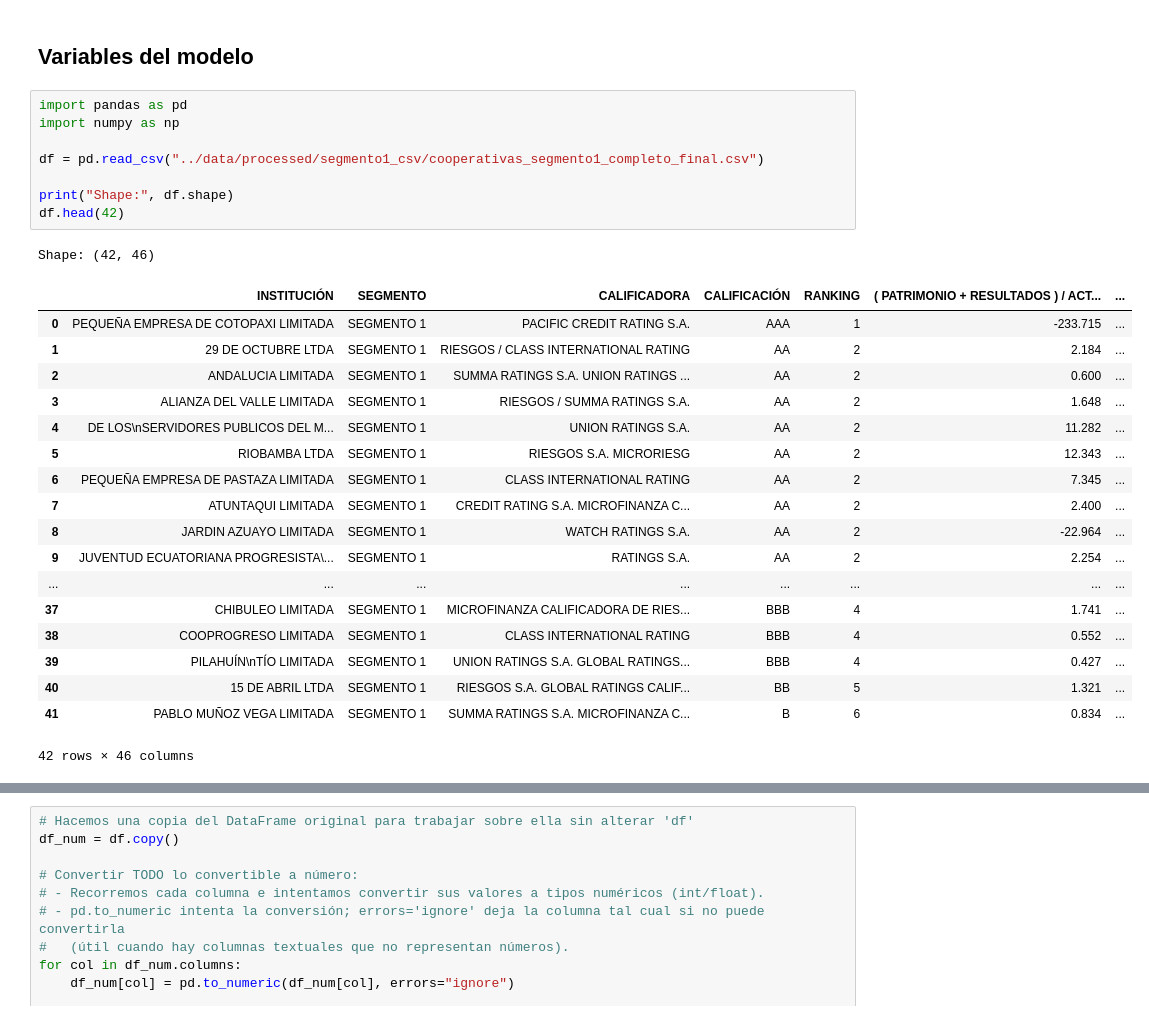
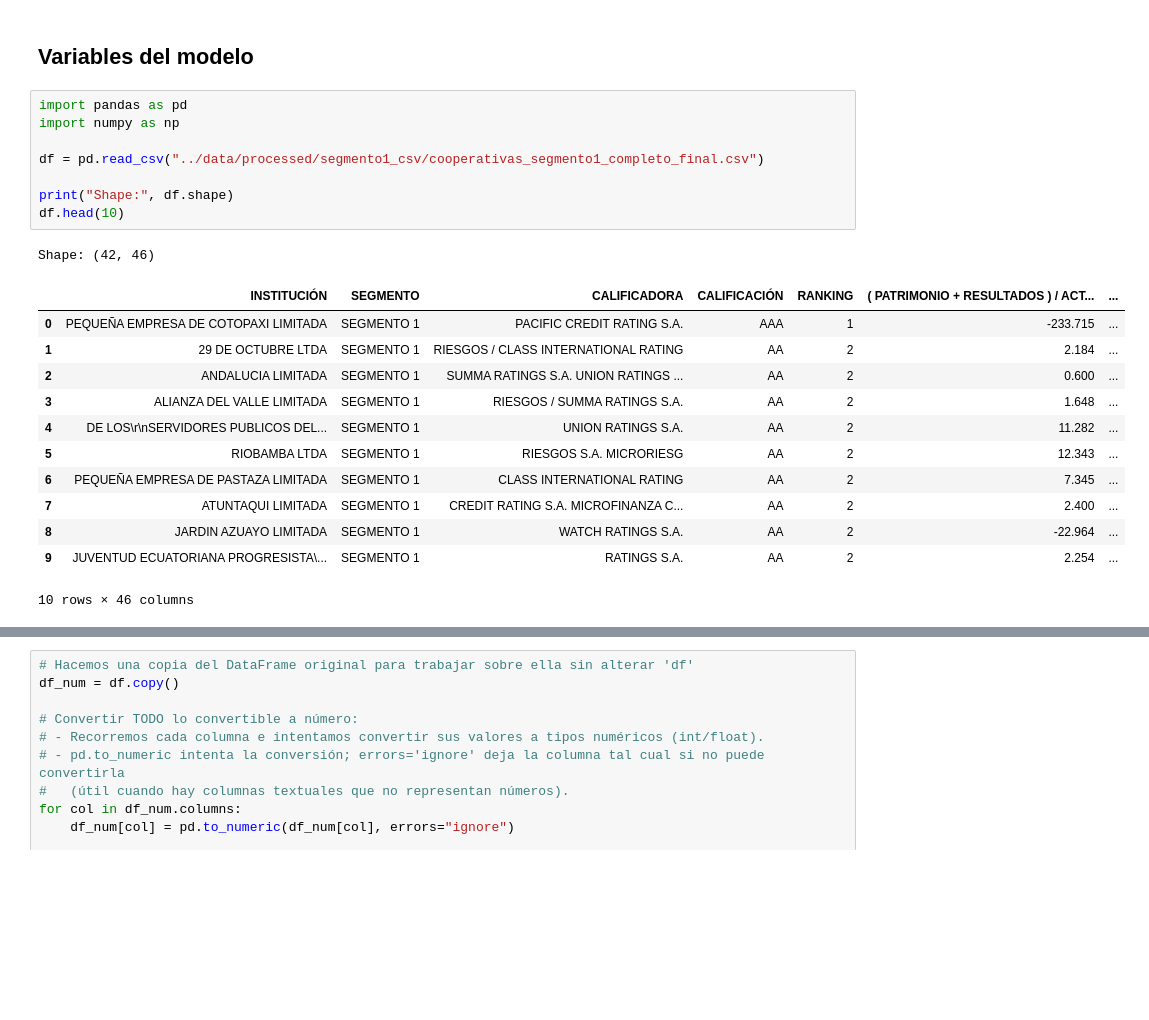
Before and after one commit to tonyfajardo1/ml-cooperativas-segmento1, a Jupyter notebook: notebooks/01_eda_y_clustering_extended.ipynb, the cells around one changed output, grey strips where cells are left out. Cells and saved outputs as stored; diff of their text form; blank space fills up the shorter version.

```diff
--- a/notebooks/01_eda_y_clustering_extended.ipynb
+++ b/notebooks/01_eda_y_clustering_extended.ipynb
@@ -12,28 +12,22 @@ Integrantes: Maria Emilia, Antony Fajardo, Leandro Coral
 # %%
 import pandas as pd
 import numpy as np
 
 df = pd.read_csv("../data/processed/segmento1_csv/cooperativas_segmento1_completo_final.csv")
 
 print("Shape:", df.shape)
-df.head(42)
+df.head(10)
 # %% [output]
 Shape: (42, 46)
 |  | INSTITUCIÓN | SEGMENTO | CALIFICADORA | CALIFICACIÓN | RANKING | ( PATRIMONIO + RESULTADOS ) / ACT... | ... |
 | 0 | PEQUEÑA EMPRESA DE COTOPAXI LIMITADA | SEGMENTO 1 | PACIFIC CREDIT RATING S.A. | AAA | 1 | -233.715 | ... |
 | 1 | 29 DE OCTUBRE LTDA | SEGMENTO 1 | RIESGOS / CLASS INTERNATIONAL RATING | AA | 2 | 2.184 | ... |
 | 2 | ANDALUCIA LIMITADA | SEGMENTO 1 | SUMMA RATINGS S.A. UNION RATINGS ... | AA | 2 | 0.600 | ... |
 | 3 | ALIANZA DEL VALLE LIMITADA | SEGMENTO 1 | RIESGOS / SUMMA RATINGS S.A. | AA | 2 | 1.648 | ... |
-| 4 | DE LOS\nSERVIDORES PUBLICOS DEL M... | SEGMENTO 1 | UNION RATINGS S.A. | AA | 2 | 11.282 | ... |
+| 4 | DE LOS\r\nSERVIDORES PUBLICOS DEL... | SEGMENTO 1 | UNION RATINGS S.A. | AA | 2 | 11.282 | ... |
 | 5 | RIOBAMBA LTDA | SEGMENTO 1 | RIESGOS S.A. MICRORIESG | AA | 2 | 12.343 | ... |
 | 6 | PEQUEÑA EMPRESA DE PASTAZA LIMITADA | SEGMENTO 1 | CLASS INTERNATIONAL RATING | AA | 2 | 7.345 | ... |
 | 7 | ATUNTAQUI LIMITADA | SEGMENTO 1 | CREDIT RATING S.A. MICROFINANZA C... | AA | 2 | 2.400 | ... |
 | 8 | JARDIN AZUAYO LIMITADA | SEGMENTO 1 | WATCH RATINGS S.A. | AA | 2 | -22.964 | ... |
 | 9 | JUVENTUD ECUATORIANA PROGRESISTA\... | SEGMENTO 1 | RATINGS S.A. | AA | 2 | 2.254 | ... |
-| ... | ... | ... | ... | ... | ... | ... | ... |
-| 37 | CHIBULEO LIMITADA | SEGMENTO 1 | MICROFINANZA CALIFICADORA DE RIES... | BBB | 4 | 1.741 | ... |
-| 38 | COOPROGRESO LIMITADA | SEGMENTO 1 | CLASS INTERNATIONAL RATING | BBB | 4 | 0.552 | ... |
-| 39 | PILAHUÍN\nTÍO LIMITADA | SEGMENTO 1 | UNION RATINGS S.A. GLOBAL RATINGS... | BBB | 4 | 0.427 | ... |
-| 40 | 15 DE ABRIL LTDA | SEGMENTO 1 | RIESGOS S.A. GLOBAL RATINGS CALIF... | BB | 5 | 1.321 | ... |
-| 41 | PABLO MUÑOZ VEGA LIMITADA | SEGMENTO 1 | SUMMA RATINGS S.A. MICROFINANZA C... | B | 6 | 0.834 | ... |
-42 rows × 46 columns
+10 rows × 46 columns
```
Also changed, not shown: parts of 9 cells of this notebook.
